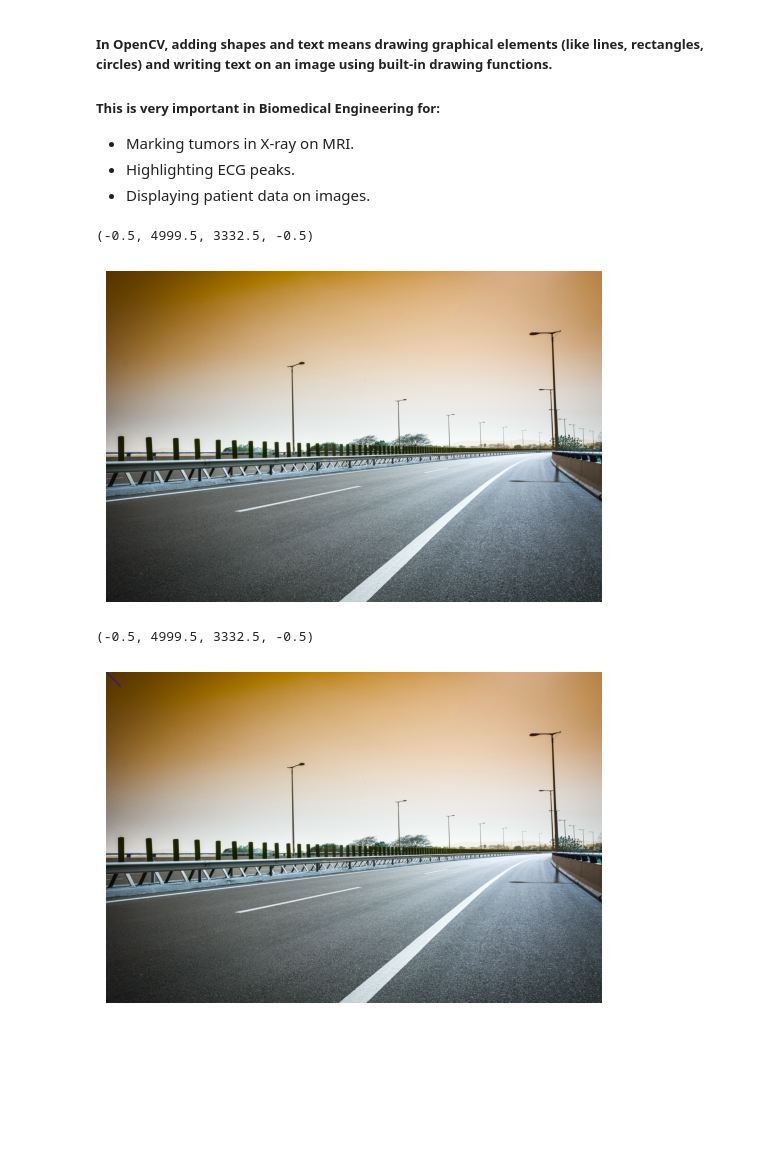
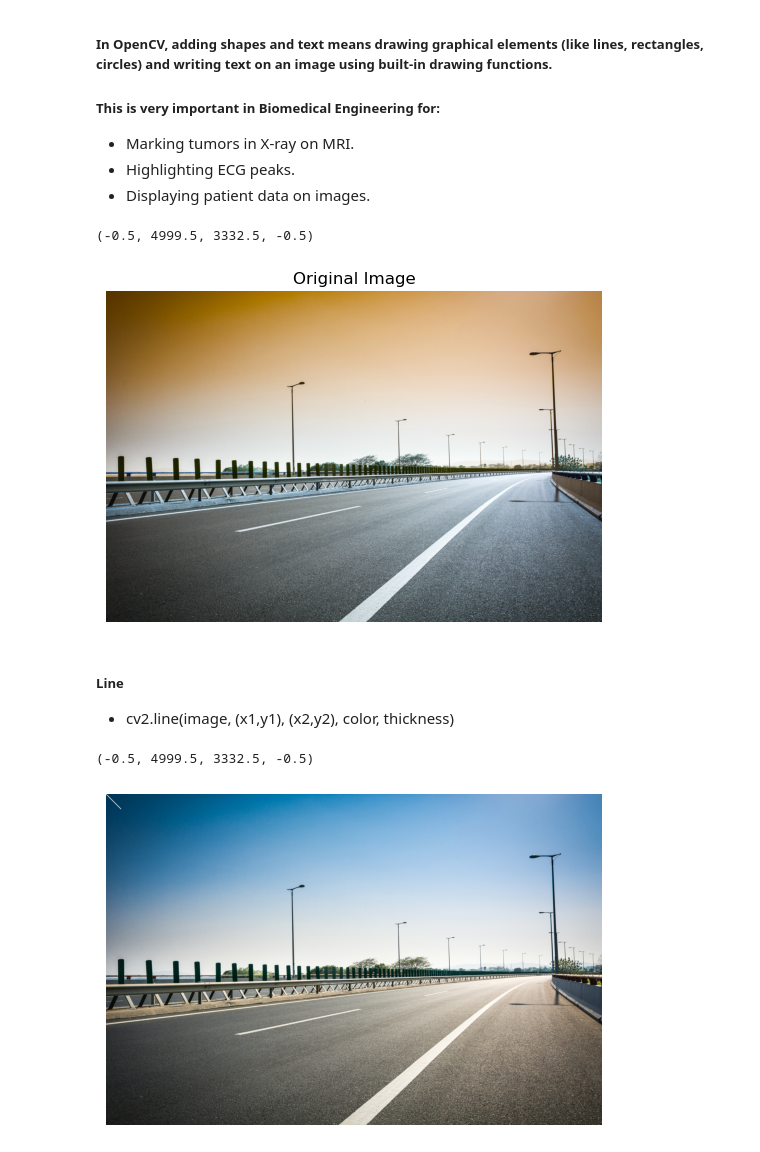
Before and after one commit to aaditya-pdgupta/Python_Course, a Jupyter notebook: Adding_shape_and_text.ipynb, the cells around one changed output. Cells and saved outputs as stored; diff of their text form; code cells hidden in the pictures; blank space fills up the shorter version.

```diff
--- a/Adding_shape_and_text.ipynb
+++ b/Adding_shape_and_text.ipynb
@@ -14,8 +14,12 @@ import matplotlib.pyplot as plt
 img = cv2.imread("highway.jpg", cv2.IMREAD_COLOR)
 # %%
 plt.imshow(img)
+plt.title("Original Image")
 plt.axis("off")
 # %% [output]
 (-0.5, 4999.5, 3332.5, -0.5)
-[figure, old version]
+[figure, new version]
+# %% [markdown]
+##### Line
+- cv2.line(image, (x1,y1), (x2,y2), color, thickness)
 # %%
@@ -23,6 +28,6 @@ image = cv2.line(img,(0,0), (150, 150), (0,0,255),5)
 # %%
-plt.imshow(image)
+plt.imshow(image_rgb_1)
 plt.axis("off")
 # %% [output]
 (-0.5, 4999.5, 3332.5, -0.5)
-[figure, old version]
+[figure, new version]
```
Also changed, not shown: parts of 4 cells of this notebook.
